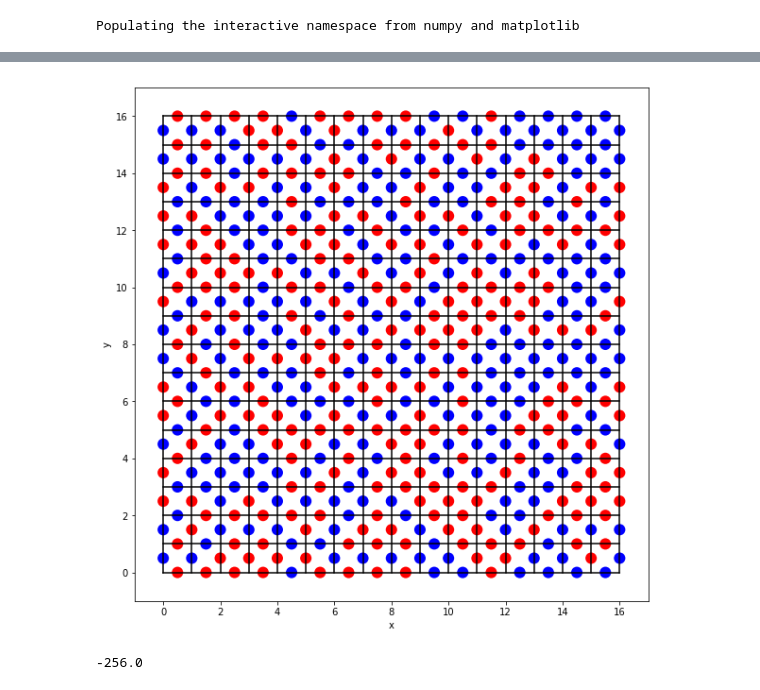
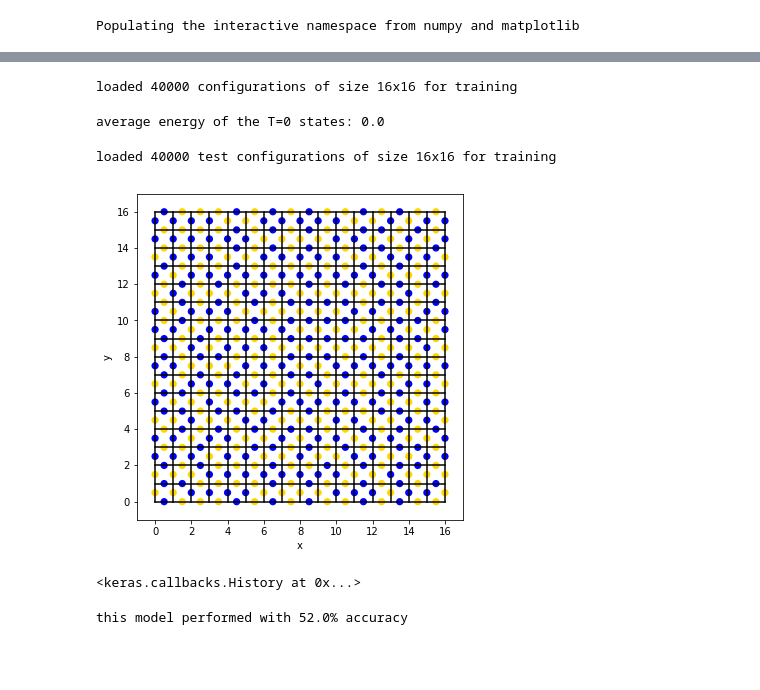
Before and after one commit to fiscioluzzi/Ising-spin-models, a Jupyter notebook: square_ice/simple_ising_square_ice.ipynb, the cells around one changed output, grey strips where cells are left out. Drawn from its saved outputs; the diff is of its cells as text; code cells hidden in the pictures; blank space fills up the shorter version.

```diff
--- a/square_ice/simple_ising_square_ice.ipynb
+++ b/square_ice/simple_ising_square_ice.ipynb
@@ -69,17 +16,14 @@ def plaquette_update(spins):
 # %%
-def plot_configuration(spins, dual=False):
+def plot_configuration(spins):
     '''
 
     this is just a helper function to plot the configuration of spins  given by 'spins'
-    note that (i,j) denotes a vertex coordinate, such that the location of the plaquette
-    center is at (i+0.5, j+0.5) and thus, the x spin is at (i+1, j+0.5) etc.
+    note that (i,j) denotes a vertex coordinate.
 
     Parameters
     ----------
     spins  :  int
         spin configuration, dimension is NxNx2
-    dual   :  bool
-        Plot the configuration in dual space or not. Default is False.
     '''
     N = np.shape(spins)[1]
     fig, ax = plt.subplots()
@@ -89,27 +33,15 @@ def plot_configuration(spins, dual=False):
         ax.plot([i, i], [0,N], 'k')
         ax.plot([0,N], [i,i], 'k')
 
-    if not dual:
-        colors = ['b', 'r'] # note: blue is down, red is up!
-        for i in range(N):
-            fig.gca().add_patch(plt.Circle((0,i+0.5), radius=0.2, fc=colors[int((spins[-1,i,0]+1)/2.)]))
-            fig.gca().add_patch(plt.Circle((i+0.5,0), radius=0.2, fc=colors[int((spins[i,-1,1]+1)/2.)]))
-            for j in range(N):
-                fig.gca().add_patch(plt.Circle((i+1,j+0.5), radius=0.2, fc=colors[int((spins[i,j,0]+1)/2.)]))
-                fig.gca().add_patch(plt.Circle((i+0.5,j+1), radius=0.2, fc=colors[int((spins[i,j,1]+1)/2.)]))
+    colors = ['b', 'gold'] # note: blue is down, red is up!
+    for i in range(N):
+        fig.gca().add_patch(plt.Circle((i+0.5, N), radius=0.2, fc=colors[int((spins[i,0,0]+1)/2.)]))
+        fig.gca().add_patch(plt.Circle((N, i+0.5), radius=0.2, fc=colors[int((spins[0,i,1]+1)/2.)]))
+        for j in range(N):
+            fig.gca().add_patch(plt.Circle((i+0.5,j), radius=0.2, fc=colors[int((spins[i,j,0]+1)/2.)]))
+            fig.gca().add_patch(plt.Circle((i,j+0.5), radius=0.2, fc=colors[int((spins[i,j,1]+1)/2.)]))
 
-    if dual:
-        excitation = []
-        for i in range(N):
-            if spins[-1, i,0]==1: ax.plot([-0.5, 0.5], [i+0.5, i+0.5], 'b', lw=3)
-            if spins[i, -1,1]==1: ax.plot([i+0.5, i+0.5], [-0.5, 0.5], 'b', lw=3)
-            for j in range(N):
-                j_up = (N+j-1)%N
-                i_left = (i+N-1)%N
-                if spins[i,j,0]==1: ax.plot([i+0.5, i+1.5], [j+0.5, j+0.5], 'b', lw=3)
-                if spins[i,j,1]==1: ax.plot([i+0.5, i+0.5], [j+0.5, j+1.5], 'b', lw=3)
-                if spins[i,j, 0]*spins[i_left, j, 0]*spins[i,j,1]*spins[i,j_up, 1]==-1: excitation.append([i+0.5,j+0.5])
-        if len(excitation)>0: plt.scatter(np.array(excitation)[:,0], np.array(excitation)[:,1], color='red', s=350, marker=(5,1))
+
     ax.set_ylim(-1,N+1)
     ax.set_xlim(-1,N+1)
     ax.set_aspect('equal')
@@ -135,0 +51,8 @@ Nc = int(np.sqrt(len(configs[0])/2))
+# %%
+# First create training and test configurations with 'create_configurations.py' and rename some to 'test_...'.
+configs = np.loadtxt("configs.txt")
+labels = np.loadtxt("labels.txt")
+N = int(np.sqrt(np.shape(configs[0])[0]/2))
+print("loaded %i configurations of size %ix%i for training"%(len(configs), N,N))
+# %% [output]
+loaded 40000 configurations of size 16x16 for training
@@ -136,8 +66,20 @@ Nc = int(np.sqrt(len(configs[0])/2))
+# %%
+# checking that all 'T=0' states are indeed ground states
+en = 0
+for i, config in enumerate(configs):
+    if labels[i]==0:
+        en += total_energy(np.reshape(config, (N, N, 2)))
+print("average energy of the T=0 states: {0}".format(en/len(configs)))
+# %% [output]
+average energy of the T=0 states: 0.0
+# %%
+test_configs = np.loadtxt("test_configs.txt")
+test_labels = np.loadtxt("test_labels.txt")
+N = int(np.sqrt(np.shape(configs[0])[0]/2))
+print("loaded %i test configurations of size %ix%i for training"%(len(configs), N,N))
+# %% [output]
+loaded 40000 test configurations of size 16x16 for training
 # %%
-plot_configuration(np.reshape(configs[0], (Nc, Nc, 2)))
+plot_configuration(np.reshape(configs[100], (N, N, 2)))
 # %% [output]
-[figure, old version]
+[figure, new version]
-# %%
-total_energy(np.reshape(configs[0], (Nc, Nc, 2)))
-# %% [output]
--256.0
@@ -143,0 +98,11 @@ total_energy(np.reshape(configs[0], (Nc, Nc, 2)))
+# %%
+model.fit(x, y, epochs=50, batch_size=32,  verbose=0)
+# %% [output]
+<keras.callbacks.History at 0x...>
+# %%
+test_x = test_configs
+test_y = [(i%2,(i+1)%2) for i in test_labels]
+scores = model.evaluate(test_x, test_y, verbose=0)
+print("this model performed with {0}% accuracy".format(scores[1]*100))
+# %% [output]
+this model performed with 52.0% accuracy
```
Also changed, not shown: parts of 13 cells of this notebook.
